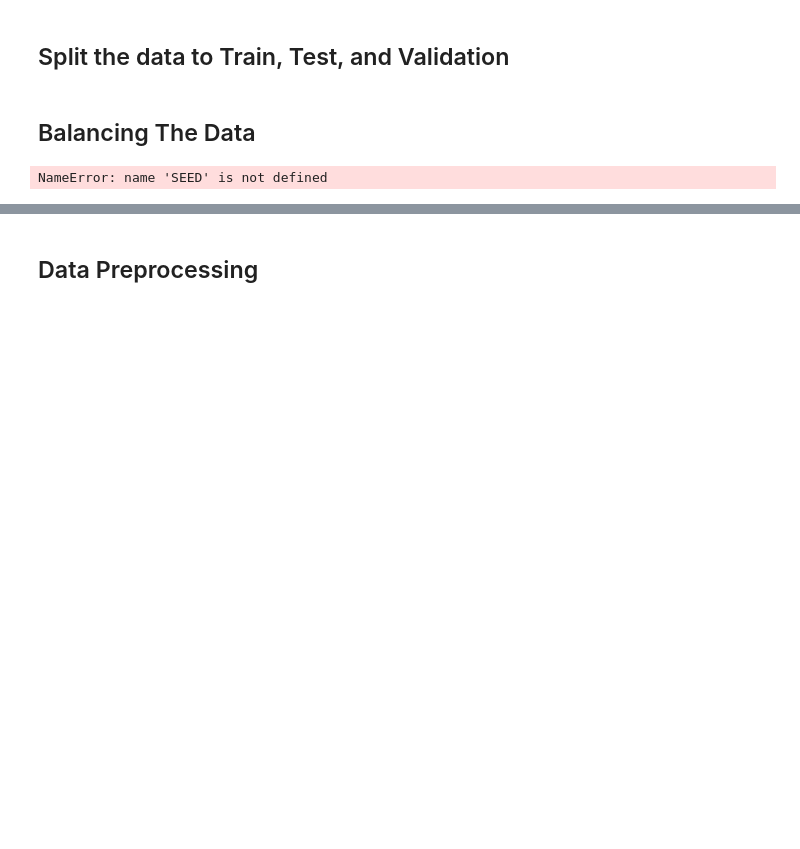
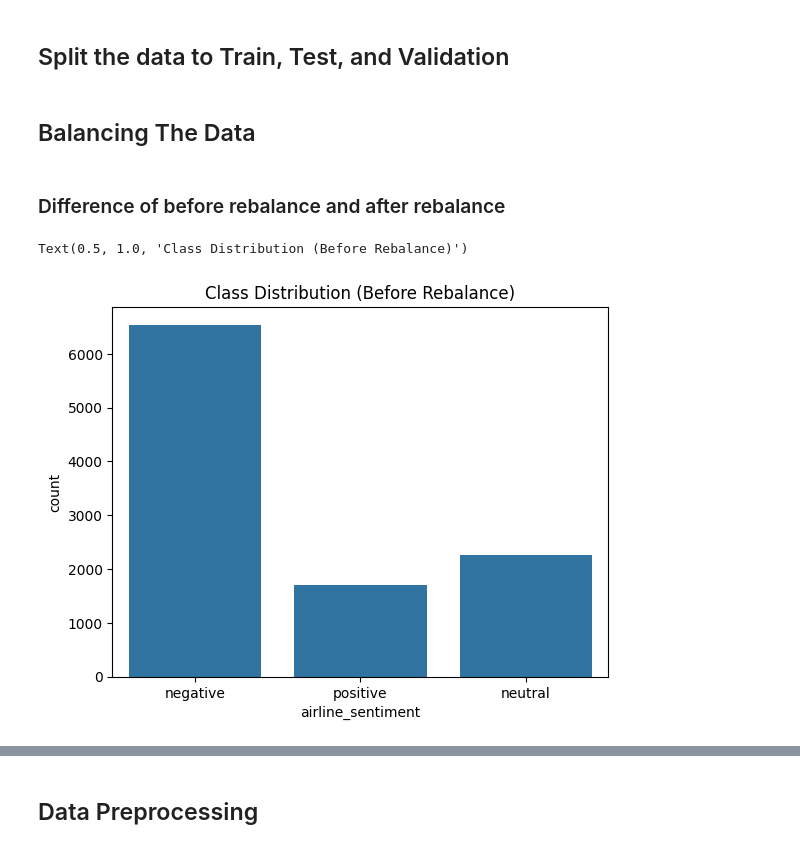
Before and after one commit to Andreas-Lukito/twitter-airline-sentiment-analysis, a Jupyter notebook: notebooks/02distillbert-baseline-balanced.ipynb, the cells around one changed output, grey strips where cells are left out. Saved outputs shown, nothing was run; the diff lists cells and outputs as text; code cells hidden in the pictures; blank space fills up the shorter version.

```diff
--- a/notebooks/02distillbert-baseline-balanced.ipynb
+++ b/notebooks/02distillbert-baseline-balanced.ipynb
@@ -94,5 +94,14 @@ from imblearn.under_sampling import RandomUnderSampler
 # Perform random under sampling
 rus = RandomUnderSampler(random_state=SEED)
 x_train_rus, y_train_rus = rus.fit_resample(x_train, y_train)
+
+# convert to list for model input
+x_train_rus = x_train_rus["clean_text"].to_list()
-# %% [output]
-NameError: name 'SEED' is not defined
+# %% [markdown]
+### Difference of before rebalance and after rebalance
+# %%
+sns.countplot(x="airline_sentiment",data = y_train)
+plt.title("Class Distribution (Before Rebalance)")
+# %% [output]
+Text(0.5, 1.0, 'Class Distribution (Before Rebalance)')
+[figure, added]
```
Also changed, not shown: parts of 7 cells of this notebook, 1 other file.
